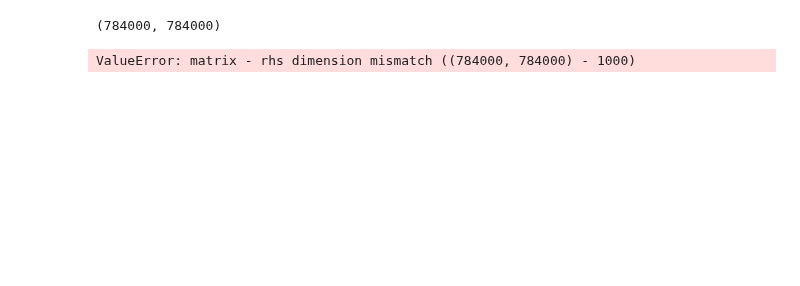
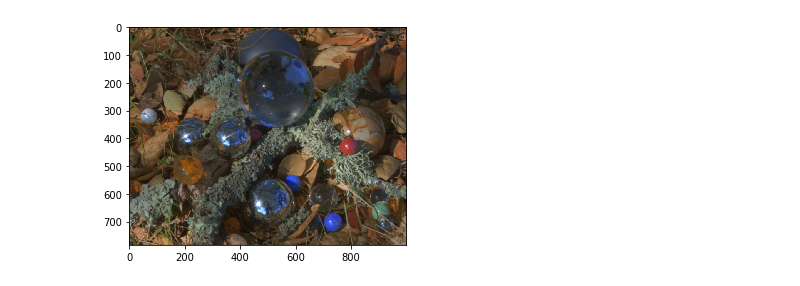
Before and after one commit to jegerud/Sciprog2020project, a Jupyter notebook: src/ipynb/implisitt.ipynb, the cells around one changed output. Drawn from its saved outputs; the diff is of its cells as text; code cells hidden in the pictures; blank space fills up the shorter version.

```diff
--- a/src/ipynb/implisitt.ipynb
+++ b/src/ipynb/implisitt.ipynb
@@ -1,45 +1,44 @@
 # %%
 #desperat forsøk på implisitt 2d poisson
 import numpy as np
 import matplotlib.pyplot as plt
 import imageio
 from scipy.sparse import spdiags
 from scipy.sparse.linalg import spsolve
 
 file= '../../hdr-bilder/Balls/Balls_00032.png'
 u=imageio.imread(file)
-u = np.sum(u.astype(float),2) /(3*255)   # konverter til gråtone
-#u = u.astype(float) / 255
+#u = np.sum(u.astype(float),2) /(3*255)   # konverter til gråtone
+u = u.astype(float) / 255
 
 u[u<0]=0
 u[u>1]=1
 
 alpha = 0.45    #dt/dx**2
-
 
 
 #lager diagonalmatrise
 size=u.shape[0]*u.shape[1]
 
 nupper = np.concatenate((np.zeros(u.shape[1]), -alpha * np.ones(size - u.shape[1])))
 upper = np.concatenate(([0, 0], -alpha * np.ones(size - 2)))
 center = np.concatenate(([1], (1 + 4 * alpha) * np.ones(size - 2), [1]))
 lower = np.concatenate((-alpha * np.ones(size - 2), [0, 0]))
 nlower = np.concatenate((-alpha * np.ones(size - u.shape[1]), np.zeros(u.shape[1])))
 diags = np.array([nupper, upper, center, lower, nlower])
 A = spdiags(diags, [u.shape[1], 1, 0, -1, -u.shape[1]], size, size).tocsc()
-print(A.shape)
-for n in range(u.shape[0]-1):
-    u[n+1, :]=spsolve(A, u[n, :])
 
-    u[:, 0,] = u[:, 1]      # Neumann randbetingelse
-    u[:, -1] = u[:, -2]    #
-    u[0, :] = u[1, :]      #
-    u[-1, :] = u[-2 , :]   #
 
-#plt.figure()
-#plt.imshow(u,plt.cm.gray)
-#plt.imshow(u)
+x=np.copy(u)
+for i in range (u.shape[2]):
+    x[:,:,i]=spsolve(A,x[:,:,i].flatten()).reshape(u[:,:,i].shape)
+    x[:, 0,] = x[:, 1]      # Neumann randbetingelse
+    x[:, -1] = x[:, -2]    #
+    x[0, :] = x[1, :]      #
+    x[-1, :] = x[-2 , :]   #
+
+plt.figure()
+plt.imshow(x)
+plt.show()
 # %% [output]
-(784000, 784000)
-ValueError: matrix - rhs dimension mismatch ((784000, 784000) - 1000)
+[figure, added]
```
